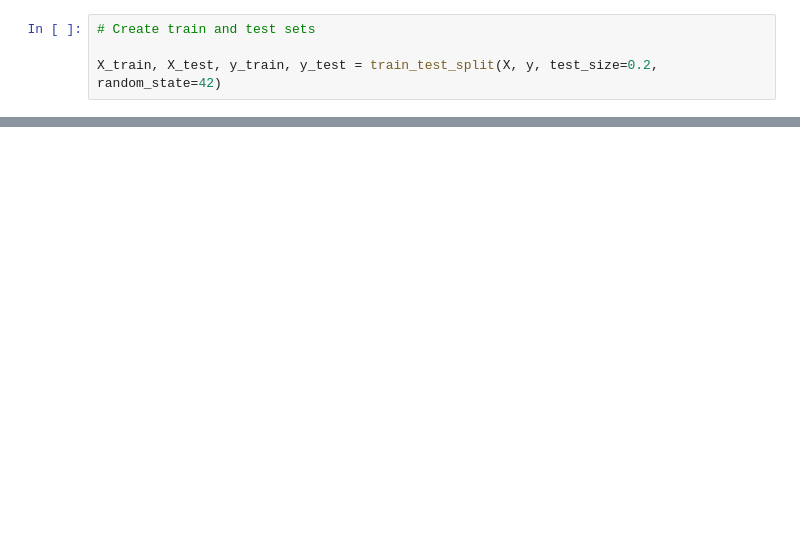
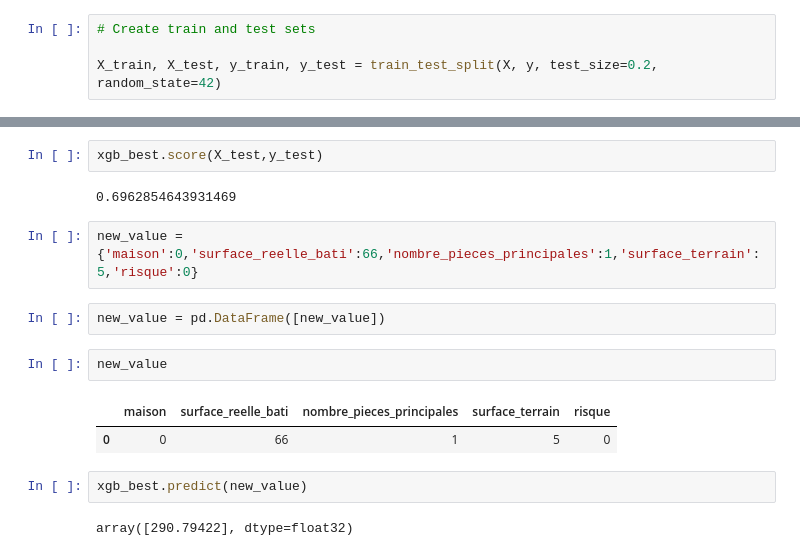
Before and after one commit to MarionChaff/immo-saint-malo, a Jupyter notebook: model.ipynb, the cells around one changed output, grey strips where cells are left out. Cells and saved outputs as stored; diff of their text form; blank space fills up the shorter version.

```diff
--- a/model.ipynb
+++ b/model.ipynb
@@ -113,0 +217,17 @@ Stack trace:
+# %%
+xgb_best.score(X_test,y_test)
+# %% [output]
+0.6962854643931469
+# %%
+new_value = {'maison':0,'surface_reelle_bati':66,'nombre_pieces_principales':1,'surface_terrain':5,'risque':0}
+# %%
+new_value = pd.DataFrame([new_value])
+# %%
+new_value
+# %% [output]
+|  | maison | surface_reelle_bati | nombre_pieces_principales | surface_terrain | risque |
+| 0 | 0 | 66 | 1 | 5 | 0 |
+# %%
+xgb_best.predict(new_value)
+# %% [output]
+array([290.79422], dtype=float32)
```
Also changed, not shown: parts of 37 cells of this notebook, 2 other files.
